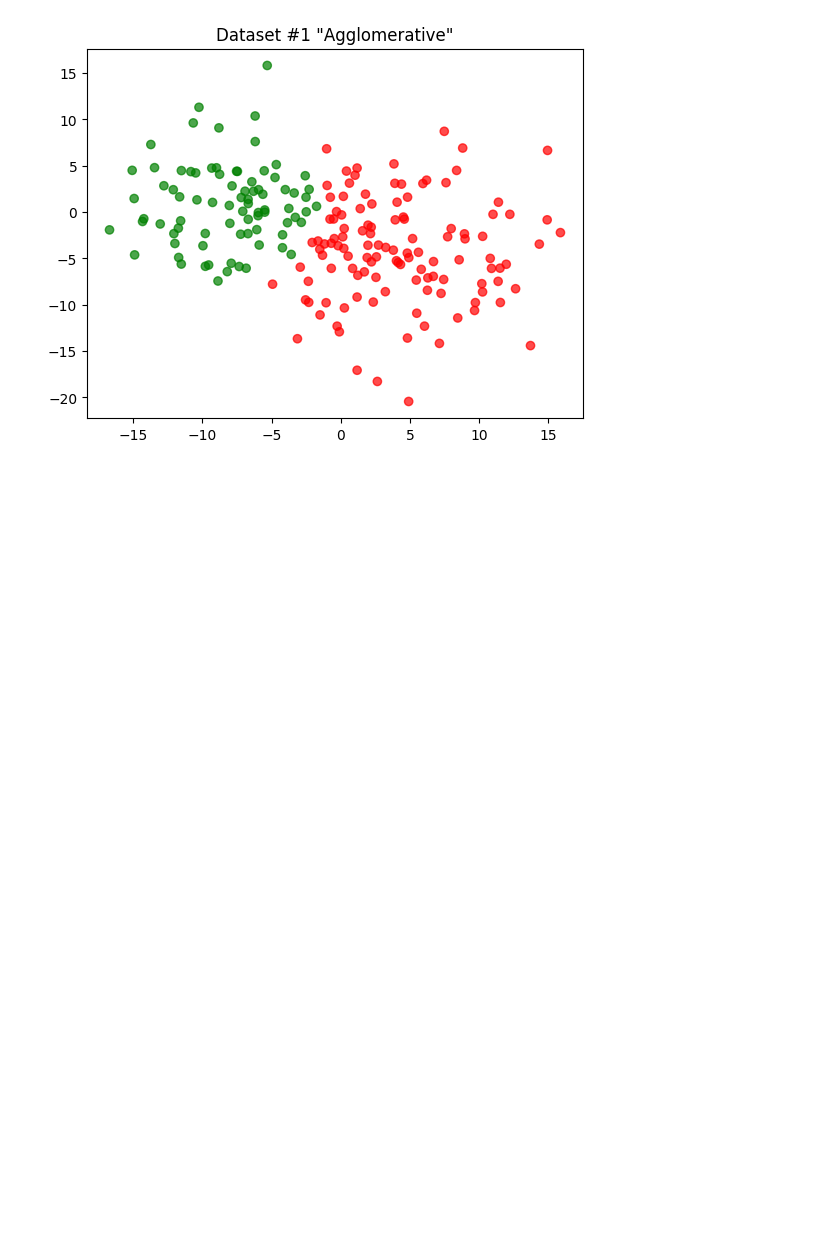
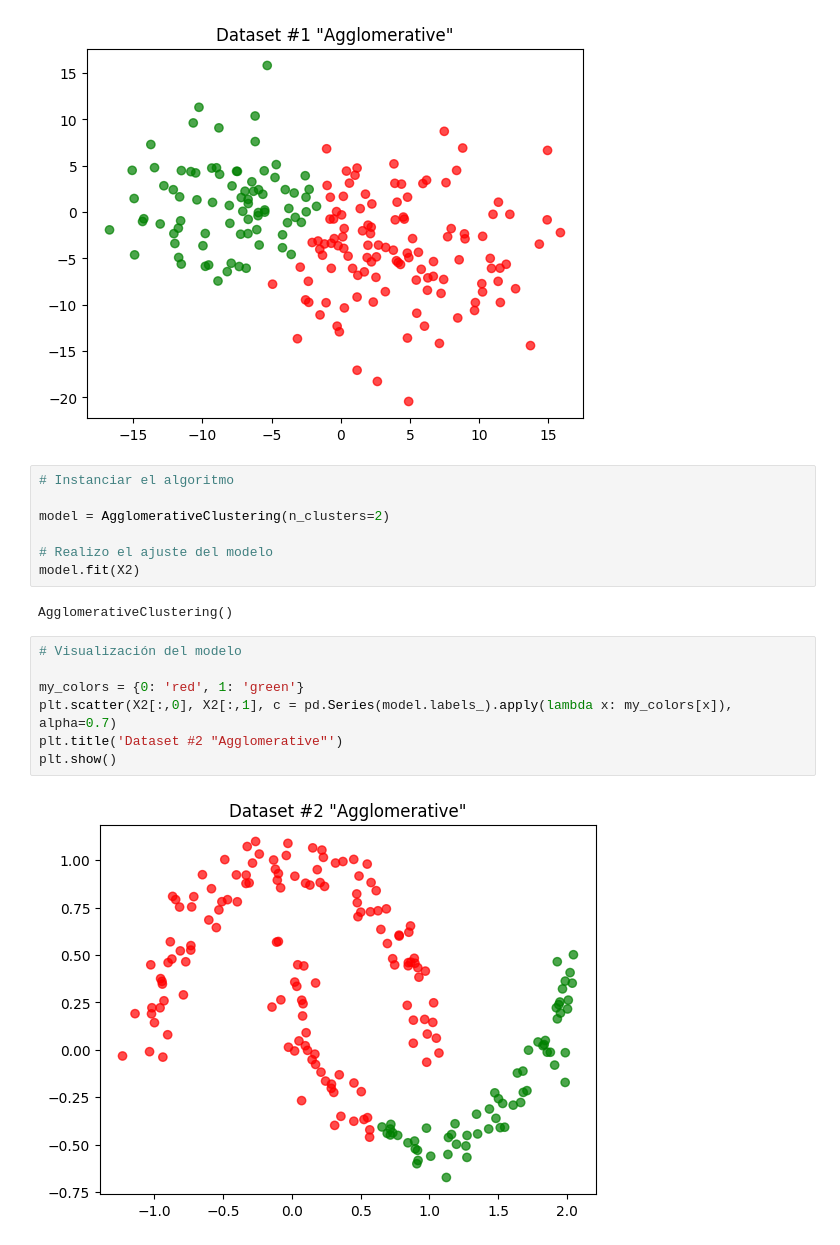
Before and after one commit to BenjaminGMC/sic_ai_2025_jun, a Jupyter notebook: 03machinelearning/clase_16.ipynb, the cells around one changed output. Cells and saved outputs as stored; diff of their text form; blank space fills up the shorter version.

```diff
--- a/03machinelearning/clase_16.ipynb
+++ b/03machinelearning/clase_16.ipynb
@@ -63,3 +63,21 @@ plt.title('Dataset #1 "Agglomerative"')
 plt.show()
 # %% [output]
 [figure]
+# %%
+# Instanciar el algoritmo
+
+model = AgglomerativeClustering(n_clusters=2)
+
+# Realizo el ajuste del modelo
+model.fit(X2)
+# %% [output]
+AgglomerativeClustering()
+# %%
+# Visualización del modelo
+
+my_colors = {0: 'red', 1: 'green'}
+plt.scatter(X2[:,0], X2[:,1], c = pd.Series(model.labels_).apply(lambda x: my_colors[x]), alpha=0.7)
+plt.title('Dataset #2 "Agglomerative"')
+plt.show()
+# %% [output]
+[figure, added]
```
Also changed, not shown: parts of 1 cell of this notebook.
